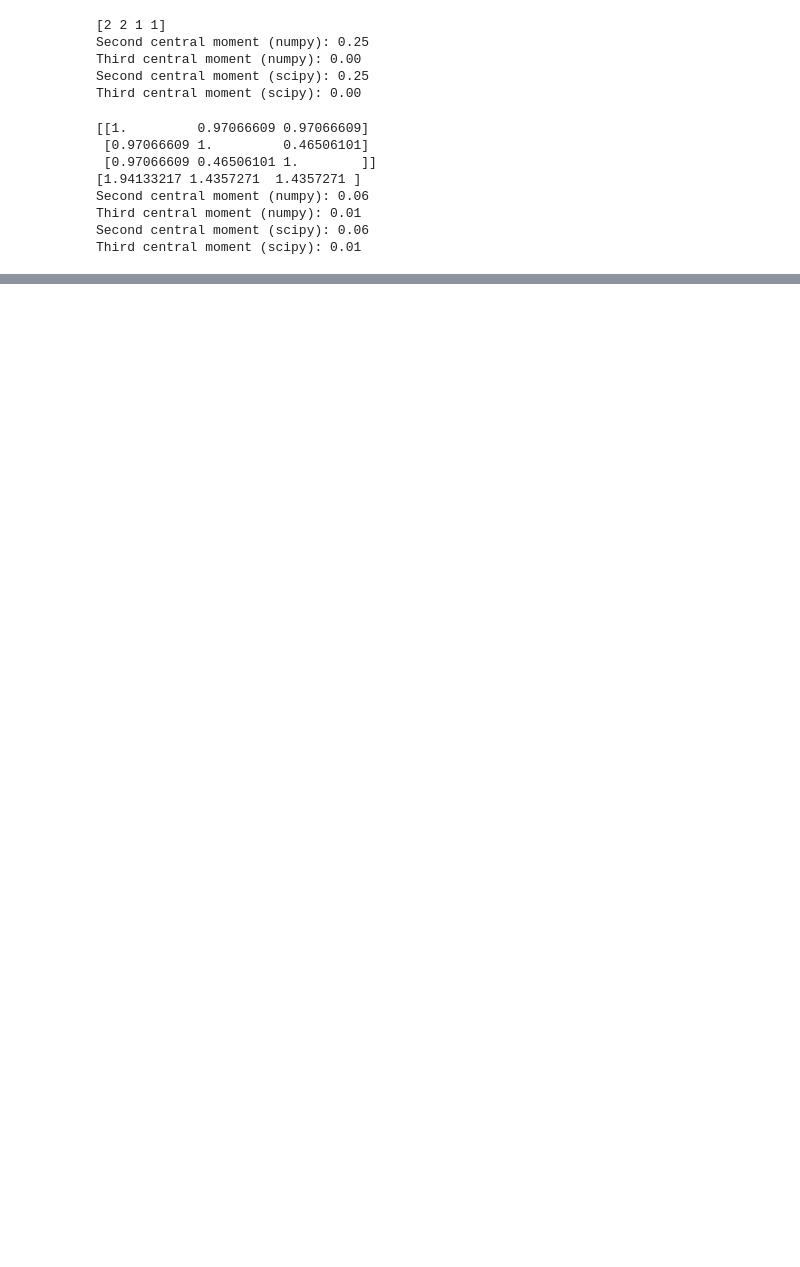
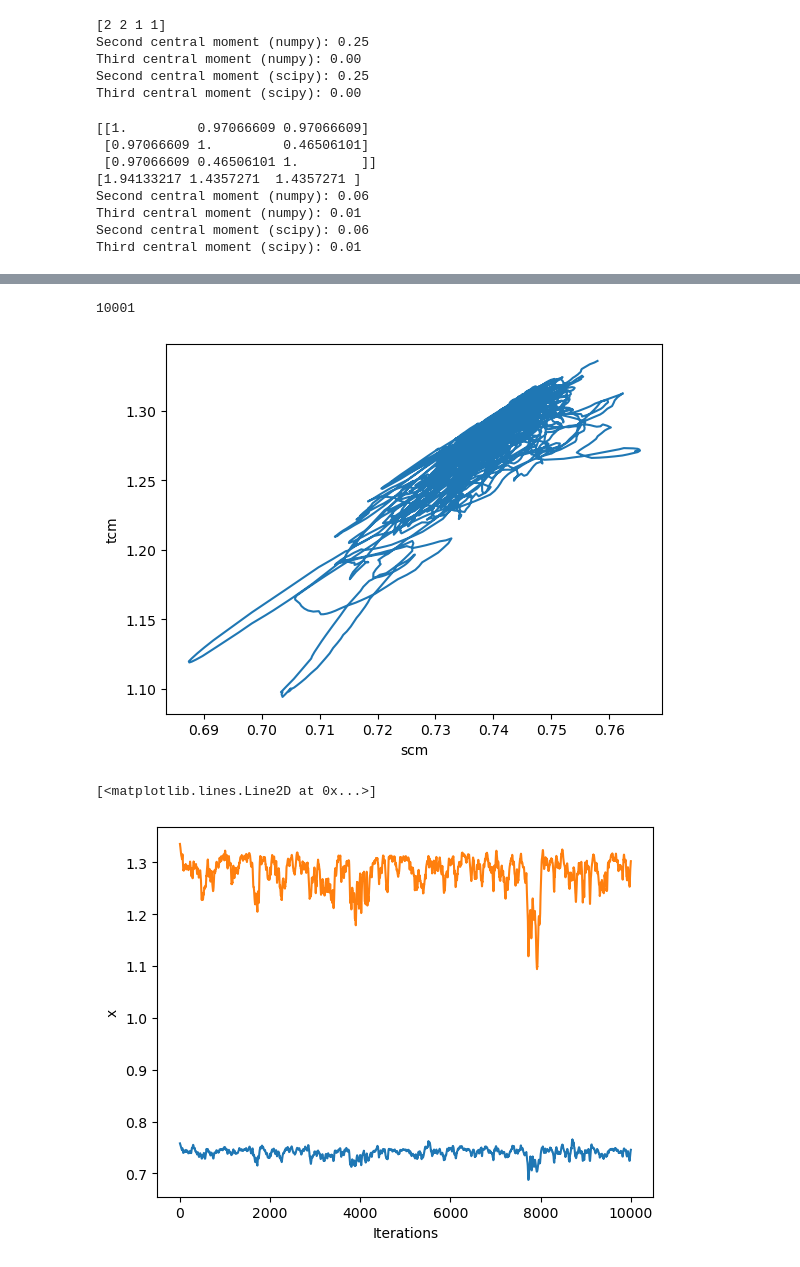
Before and after one commit to Nilsgoe/biASE, a Jupyter notebook: Metadynamics_test.ipynb, the cells around one changed output, grey strips where cells are left out. Cells and saved outputs as stored; diff of their text form; code cells hidden in the pictures; blank space fills up the shorter version.

```diff
--- a/Metadynamics_test.ipynb
+++ b/Metadynamics_test.ipynb
@@ -1849,0 +2058,37 @@ print(units.kB)
+# %%
+traj = read('PLUMED_UnbiasMD.traj@::1')
+print(len(traj))
+
+
+scm = np.zeros(len(traj))
+tcm = np.zeros(len(traj))
+
+# Define an array to store the temperature at each step
+temperatures = np.zeros(len(traj))
+# Define an array to store the energy at each step
+energy = np.zeros(len(traj))
+kin = np.zeros(len(traj))
+pot = np.zeros(len(traj))
+
+for i,snap in enumerate(traj):
+    xyz = snap.get_positions()
+    scm[i],tcm[i] =_cvs_moments(xyz,cutoff=1.5)
+    # Record the temperature at this step
+    temperatures[i] = snap.get_temperature()
+    pot[i] = snap.get_potential_energy()
+    kin[i] = snap.get_kinetic_energy()
+    energy[i] =snap.get_total_energy()
+
+
+plot_2d_bias(trajectory=[scm,tcm],pic_name='MD_PLUMED.png')
+
+plt.xlabel('Iterations')
+plt.ylabel('x')
+plt.plot(scm)
+plt.plot(tcm)
+#plt.savefig('X_movement_DW_C.png')
+# %% [output]
+10001
+[figure, added]
+[<matplotlib.lines.Line2D at 0x...>]
+[figure, added]
```
Also changed, not shown: parts of 58 cells of this notebook.
